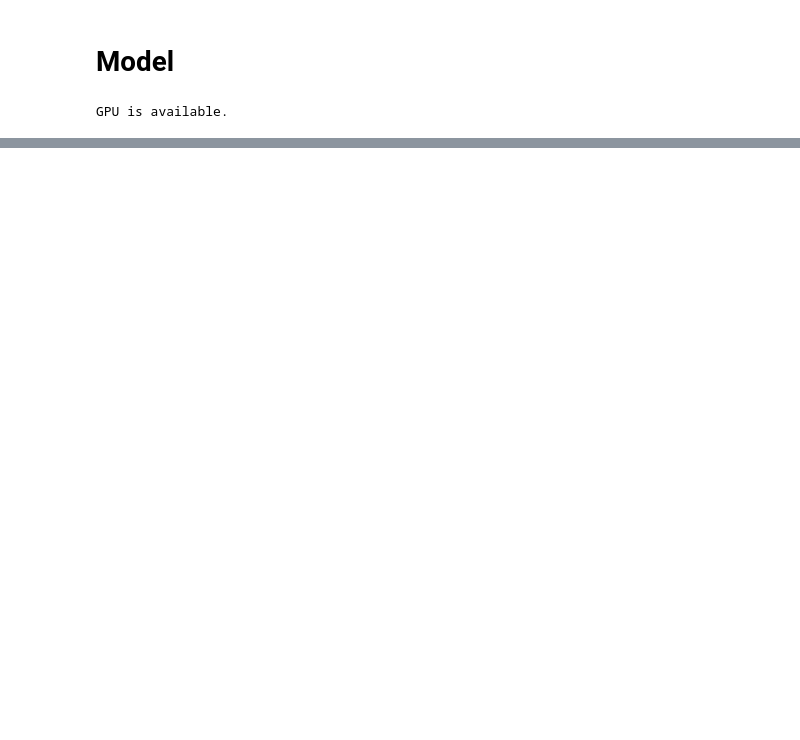
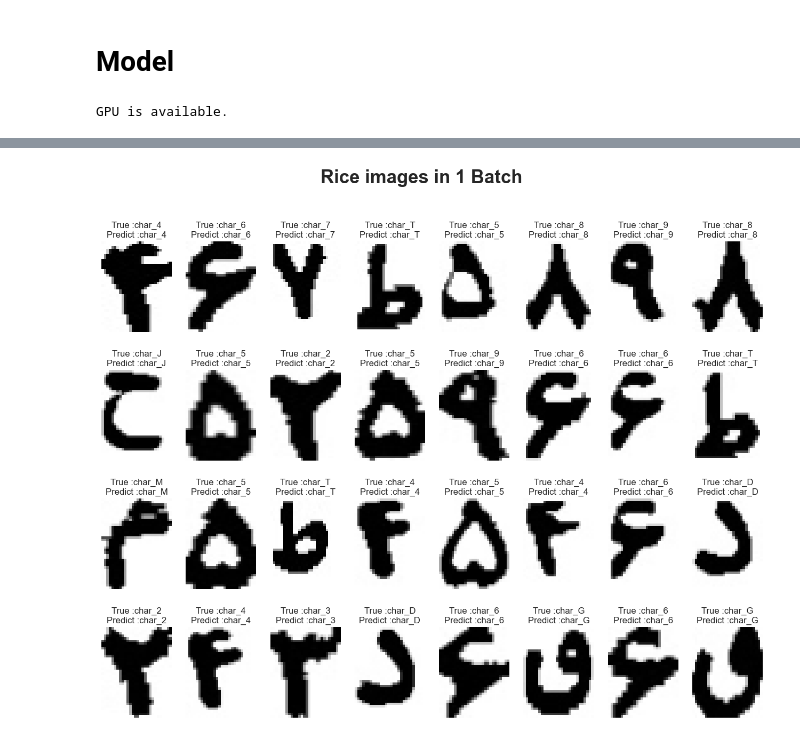
Before and after one commit to NimaPourmoradi/Persian_Plates, a Jupyter notebook: Persian_Plates.ipynb, the cells around one changed output, grey strips where cells are left out. Cells and saved outputs as stored; diff of their text form; code cells hidden in the pictures; blank space fills up the shorter version.

```diff
--- a/Persian_Plates.ipynb
+++ b/Persian_Plates.ipynb
@@ -495,4 +498,5 @@ GPU is available.
 # %%
-model = googlenet(weights=GoogLeNet_Weights)
+# model = googlenet(weights=GoogLeNet_Weights)
+model = efficientnet_b5(weights=EfficientNet_B5_Weights)
 model
 # %% [output]
@@ -702,0 +757,2 @@ KeyboardInterrupt:
+# %%
+best_model = torch.load('Best_weight.pt')
@@ -702,0 +793,10 @@ KeyboardInterrupt:
+# %%
+# Create a label_map to show True and Predicted labels in below plot
+alphabet_classes.sort()
+
+labels_map = {}
+
+for index, label in enumerate(alphabet_classes) :
+    labels_map[index] = label
+
+labels_map
@@ -702,0 +821,26 @@ KeyboardInterrupt:
+# %%
+# Move model to CPU
+cpu_model = best_model.cpu()
+
+# Get 1 batch of test_loader
+for imgs, labels in test_loader :
+    break
+
+# Plot 1 batch of test_loader images with True and Predicted label
+plt.subplots(4, 8, figsize=(16, 12))
+plt.suptitle('Rice images in 1 Batch', fontsize=25, fontweight='bold')
+for i in range(32) :
+    ax = plt.subplot(4, 8, i+1)
+    img = torch.permute(imgs[i], (1, 2, 0))
+    plt.imshow(img)
+    label = labels_map[int(labels[i])]
+    img = img[i].unsqueeze(0)
+    img = imgs[i].unsqueeze(0)
+    out = cpu_model(img)
+    predict = labels_map[int(out.argmax())]
+    plt.title(f'True :{label}\nPredict :{predict}')
+    plt.axis('off')
+
+plt.show()
+# %% [output]
+[figure, added]
```
Also changed, not shown: parts of 21 cells of this notebook.
